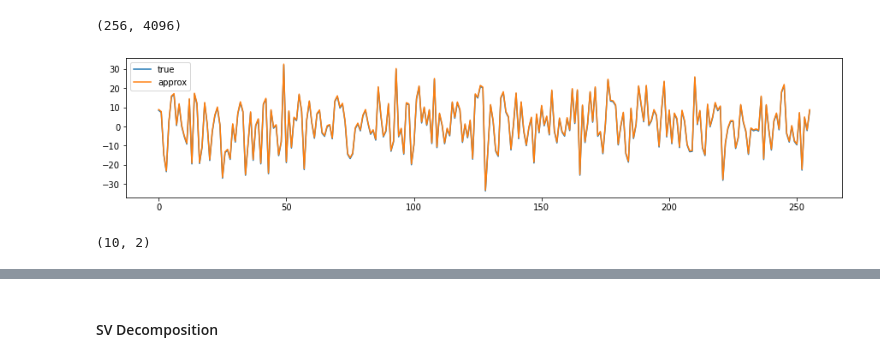
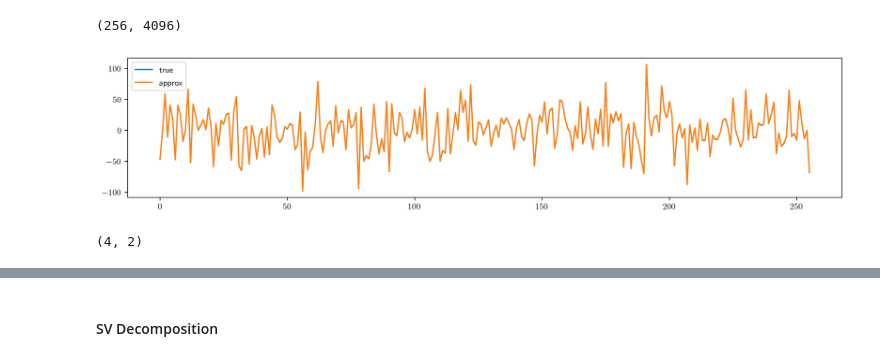
Before and after one commit to xuyhan/psi-lib, a Jupyter notebook: notebooks/Models.ipynb, the cells around one changed output, grey strips where cells are left out. Saved outputs shown, nothing was run; the diff lists cells and outputs as text; code cells hidden in the pictures.

```diff
--- a/notebooks/Models.ipynb
+++ b/notebooks/Models.ipynb
@@ -644,0 +429,22 @@ array([[[[ 0.05688564, -0.        , -0.        , -0.        ,
+# %%
+matplotlib.rcParams['text.usetex'] = True
+matplotlib.rcParams['figure.dpi'] = 300
+matplotlib.rcParams['font.family'] = 'DejaVu Sans'
+
+
+plt.figure(figsize=(8,3))
+plt.axhline(y=98, color='purple', linestyle='--', linewidth=.8, label='98\% threshold')
+plt.plot(np.array(rates) * 100, np.array(accs) * 100, '-o', markersize=2.5, markerfacecolor='pink', label='Validation set')
+plt.plot(np.array(rates) * 100, np.array(accs_train) * 100, '-o', markersize=2.5, markerfacecolor='pink', label='Training set')
+plt.plot([rates[82] * 100], [accs[82] * 100], '*', color='green', markersize=10, markerfacecolor='yellow', label='Selected iteration')
+#plt.plot([rates[82] * 100], [accs_train[82] * 100], '*', color='green', markersize=10, markerfacecolor='yellow')
+
+axes = plt.gca()
+axes.set_ylim([96, 100.5])
+plt.legend()
+plt.xlabel('Percentage of weights pruned (\%)')
+plt.ylabel('Accuracy (\%)')
+
+axes.set_facecolor('aliceblue')
+
+plt.savefig('plots/lottery.pdf', format='pdf', bbox_inches = "tight")
@@ -925,0 +764,2 @@ INFO:tensorflow:Assets written to: saved_model/CIFAR/assets
+# %%
+model3 = tf.keras.models.load_model('saved_model/CIFAR-10')
@@ -929,7 +794,7 @@ INFO:tensorflow:Assets written to: saved_model/CIFAR/assets
 W_conv = np.transpose(model3.layers[3].weights[0], (3, 2, 0, 1))
 W_conv_biases = model3.layers[3].weights[1]
 
-M_1 = conv_weights(d_in=30, W_c=avg_pool_weights(c_in=32, k=3), s=3, padding='same', pool=True)
+M_1 = conv_weights(d_in=30, W_c=avg_pool_weights(c_in=18, k=3), s=3, padding='same', pool=True)
 M_2 = conv_weights(d_in=10, W_c=W_conv, s=1, padding='valid')
 
 b_2 = conv_biases(d_in=10, W_c=W_conv, biases=W_conv_biases, s=1, padding='valid')
@@ -958,27 +823,27 @@ M_b.shape
 # %% [output]
 (256, 4096)
 # %%
-image = np.random.uniform(-1, 1, (1, 30, 30, 32))
+image = np.random.uniform(-1, 1, (1, 30, 30, 18))
 
 ref = model3.layers[9](model3.layers[8](model3.layers[7](
     model3.layers[6](model3.layers[5](model3.layers[4](model3.layers[3](model3.layers[2](image)))))))
 ).numpy()[0]
 test = M_a @ np.transpose(image, (0, 3, 1, 2)).flatten() + b_a
 test = test ** 2
 test = M_b @ test + b_b
 
 
 plt.figure(figsize=(15, 3))
 plt.plot(ref, label='true')
 plt.plot(test + .45, label='approx')
 plt.legend()
 plt.show()
 # %% [output]
-[figure, old version]
+[figure, new version]
 # %%
-save_data(model3, name, linear=[(M_a.transpose(), b_a, 2, 5, True), (M_b.transpose(), b_b, 6, 10, True)])
+save_data(model3, 'CIFAR-BASE', testX, linear=[(M_a.transpose(), b_a, 2, 5), (M_b.transpose(), b_b, 6, 10)])
 # %% [output]
-(10, 2)
+(4, 2)
 # %%
 M_2.shape
 # %% [output]
```
Also changed, not shown: parts of 75 cells of this notebook, 22 other files.
